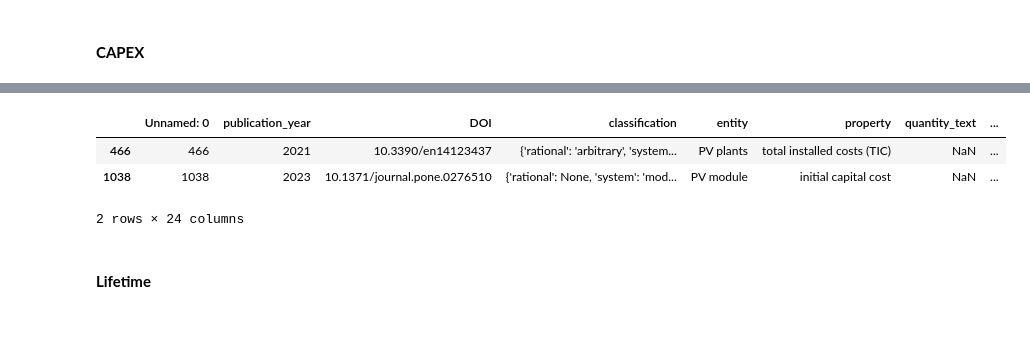
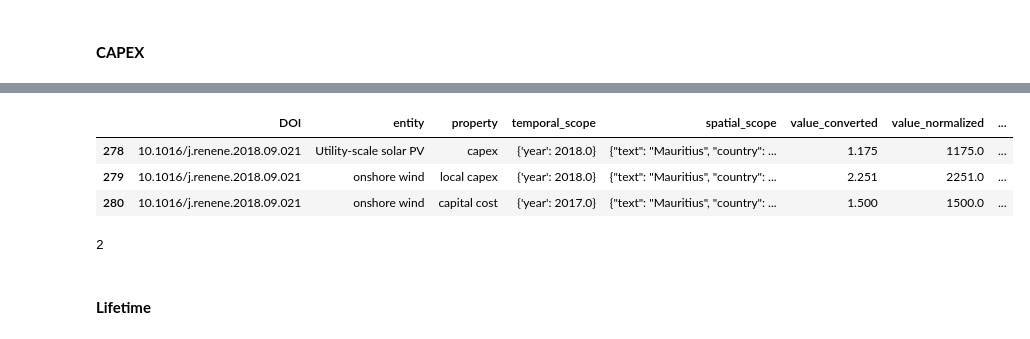
Before and after one commit to FZJ-IEK3-VSA/quinex-energy-system-studies, a Jupyter notebook: notebooks/Step5_TemporalVisualisation.ipynb, the cells around one changed output, grey strips where cells are left out. Cells and saved outputs as stored; diff of their text form; code cells hidden in the pictures.

```diff
--- a/notebooks/Step5_TemporalVisualisation.ipynb
+++ b/notebooks/Step5_TemporalVisualisation.ipynb
@@ -53,7 +48,11 @@ Name: count, dtype: int64
+# %%
+cost_capex[(cost_capex["spatial_scope"].notnull()) & (cost_capex["temporal_scope"].notna()) & (cost_capex["DOI"] == "10.1016/j.renene.2018.09.021")][['DOI', 'entity', 'property', 'temporal_scope', 'spatial_scope', 'value_converted', 'value_normalized', 'unit_normalized', 'classification', 'author_countries', 'quote', 'references']].head(30)
+# %% [output]
+|  | DOI | entity | property | temporal_scope | spatial_scope | value_converted | value_normalized | ... |
+| 278 | 10.1016/j.renene.2018.09.021 | Utility-scale solar PV | capex | {'year': 2018.0} | {"text": "Mauritius", "country": ... | 1.175 | 1175.0 | ... |
+| 279 | 10.1016/j.renene.2018.09.021 | onshore wind | local capex | {'year': 2018.0} | {"text": "Mauritius", "country": ... | 2.251 | 2251.0 | ... |
+| 280 | 10.1016/j.renene.2018.09.021 | onshore wind | capital cost | {'year': 2017.0} | {"text": "Mauritius", "country": ... | 1.500 | 1500.0 | ... |
 # %%
-cost_capex[cost_capex["references"].apply(contains_irena)]
+len(cost_capex[cost_capex["references"].apply(lambda ref: reference_contains_term(ref, term="irena"))])
 # %% [output]
-|  | Unnamed: 0 | publication_year | DOI | classification | entity | property | quantity_text | ... |
-| 466 | 466 | 2021 | 10.3390/en14123437 | {'rational': 'arbitrary', 'system... | PV plants | total installed costs (TIC) | NaN | ... |
-| 1038 | 1038 | 2023 | 10.1371/journal.pone.0276510 | {'rational': None, 'system': 'mod... | PV module | initial capital cost | NaN | ... |
-2 rows × 24 columns
+2
```
Also changed, not shown: parts of 26 cells of this notebook, 8 other files.
